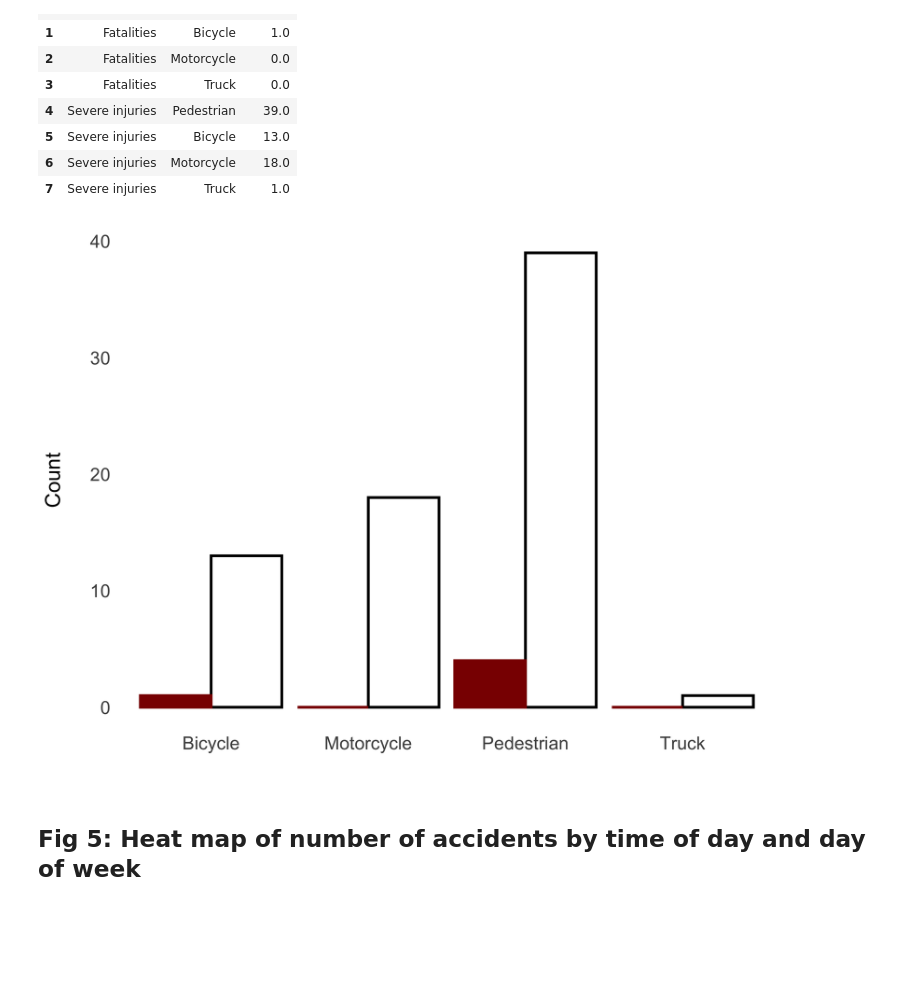
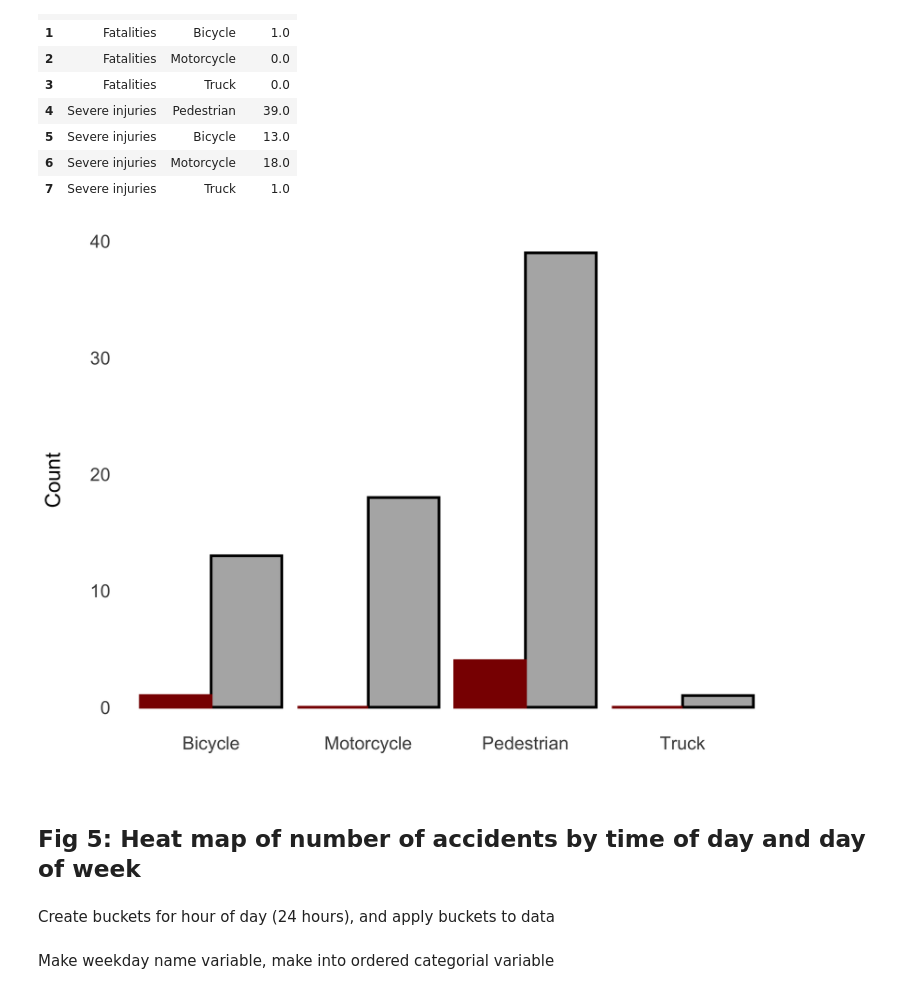
Before and after one commit to zs-barnes/Traffic-Collisions-EDA, a Jupyter notebook: EDA_Viz_Final_Project_Code_clean.ipynb, the cells around one changed output. Cells and saved outputs as stored; diff of their text form; code cells hidden in the pictures; blank space fills up the shorter version.

Commit message:
clean code with graphs 2-5

```diff
--- a/EDA_Viz_Final_Project_Code_clean.ipynb
+++ b/EDA_Viz_Final_Project_Code_clean.ipynb
@@ -342,28 +346,30 @@ cvs_parties
 # %%
 %%R -w 8 -h 6 --units in -r 400
 
 ggplot() +
 geom_bar(aes(x = Parties, y = Count, group = VDOI, color = VDOI, fill = VDOI), data = cvs_parties,
          stat = "identity", position = position_dodge(), size = 1) +
 scale_color_manual(values = c("dark red", "black")) +
-scale_fill_manual(values = c("dark red", "white")) +
+scale_fill_manual(values = c("dark red", "gray70")) +
 
 scale_y_continuous(breaks = seq(0, 40, by = 10)) +
 
 theme(text = element_text(size = 16),
       axis.text.x = element_text(size = 14),
       axis.text.y = element_text(size = 14),
       legend.position = "none",
       panel.grid.major = element_blank(),
       panel.grid.minor = element_blank(),
       panel.background = element_blank(),
       axis.line = element_blank(),
       axis.ticks.x = element_blank(),
       axis.ticks.y = element_blank()) +
 
 xlab("") +
 ylab("Count\n")
 # %% [output]
-[figure, old version]
+[figure, new version]
 # %% [markdown]
 ## Fig 5: Heat map of number of accidents by time of day and day of week
+# %% [markdown]
+Create buckets for hour of day (24 hours), and apply buckets to data
@@ -369,0 +399,2 @@ ylab("Count\n")
+# %% [markdown]
+Make weekday name variable, make into ordered categorial variable
```
Also changed, not shown: parts of 14 cells of this notebook.
